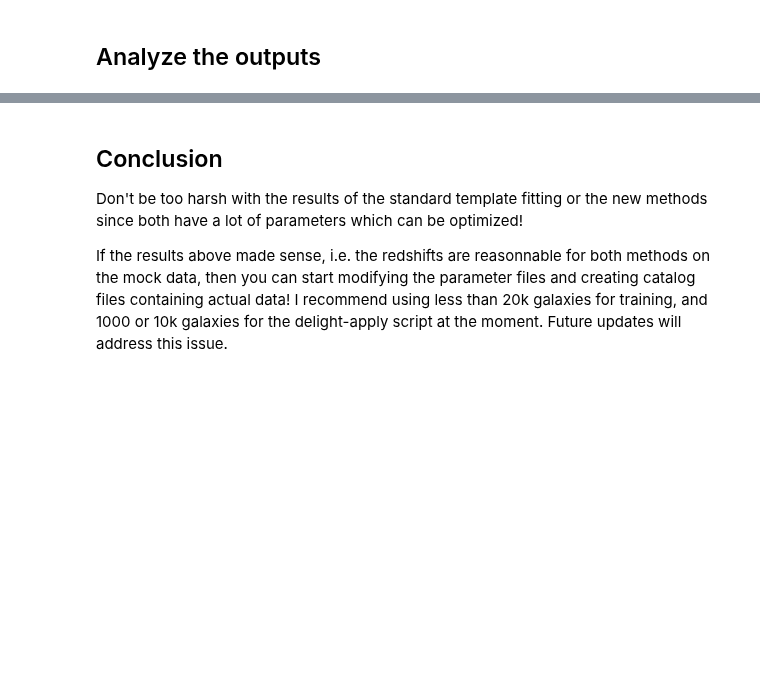
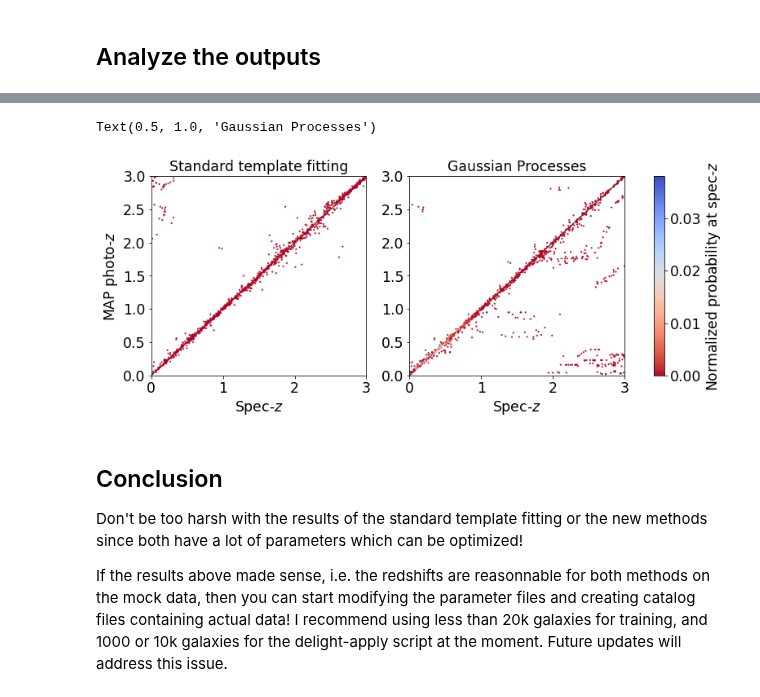
Before and after one commit to sylvielsstfr/MyDockerTools, a Jupyter notebook: UbuntuAnacondaDelightRail/notebooks/analysis_output_delight/Examine_delight_simoutput.ipynb, the cells around one changed output, grey strips where cells are left out. Saved outputs shown, nothing was run; the diff lists cells and outputs as text; code cells hidden in the pictures; blank space fills up the shorter version.

```diff
--- a/UbuntuAnacondaDelightRail/notebooks/analysis_output_delight/Examine_delight_simoutput.ipynb
+++ b/UbuntuAnacondaDelightRail/notebooks/analysis_output_delight/Examine_delight_simoutput.ipynb
@@ -194,24 +210,27 @@ fig.tight_layout()
 # %%
 cmap = "coolwarm_r"
 vmin = 0.0
 alpha = 0.9
 s = 5
-fig, axs = plt.subplots(1, 2, figsize=(12, 4.5))
+fig, axs = plt.subplots(1, 2, figsize=(13, 4.5))
 vs = axs[0].scatter(metricscww[:, i_zt], metricscww[:, i_zmap],
                     s=s, c=pdfatZ_cww, cmap=cmap, linewidth=0, vmin=vmin, alpha=alpha)
 vs = axs[1].scatter(metrics[:, i_zt], metrics[:, i_zmap],
                     s=s, c=pdfatZ, cmap=cmap, linewidth=0, vmin=vmin, alpha=alpha)
 clb = plt.colorbar(vs, ax=axs.ravel().tolist())
 clb.set_label('Normalized probability at spec-$z$')
 for i in range(2):
     axs[i].plot([0, zmax], [0, zmax], c='k', lw=1, zorder=0, alpha=1)
     axs[i].set_ylim([0, zmax])
     axs[i].set_xlim([0, zmax])
     axs[i].set_xlabel('Spec-$z$')
 axs[0].set_ylabel('MAP photo-$z$')
 
 axs[0].set_title('Standard template fitting')
-axs[1].set_title('New method')
+axs[1].set_title('Gaussian Processes')
+# %% [output]
+Text(0.5, 1.0, 'Gaussian Processes')
+[figure, added]
 # %% [markdown]
 ## Conclusion
 Don't be too harsh with the results of the standard template fitting or the new methods since both have a lot of parameters which can be optimized!
```
Also changed, not shown: parts of 8 cells of this notebook, 1 other file.
